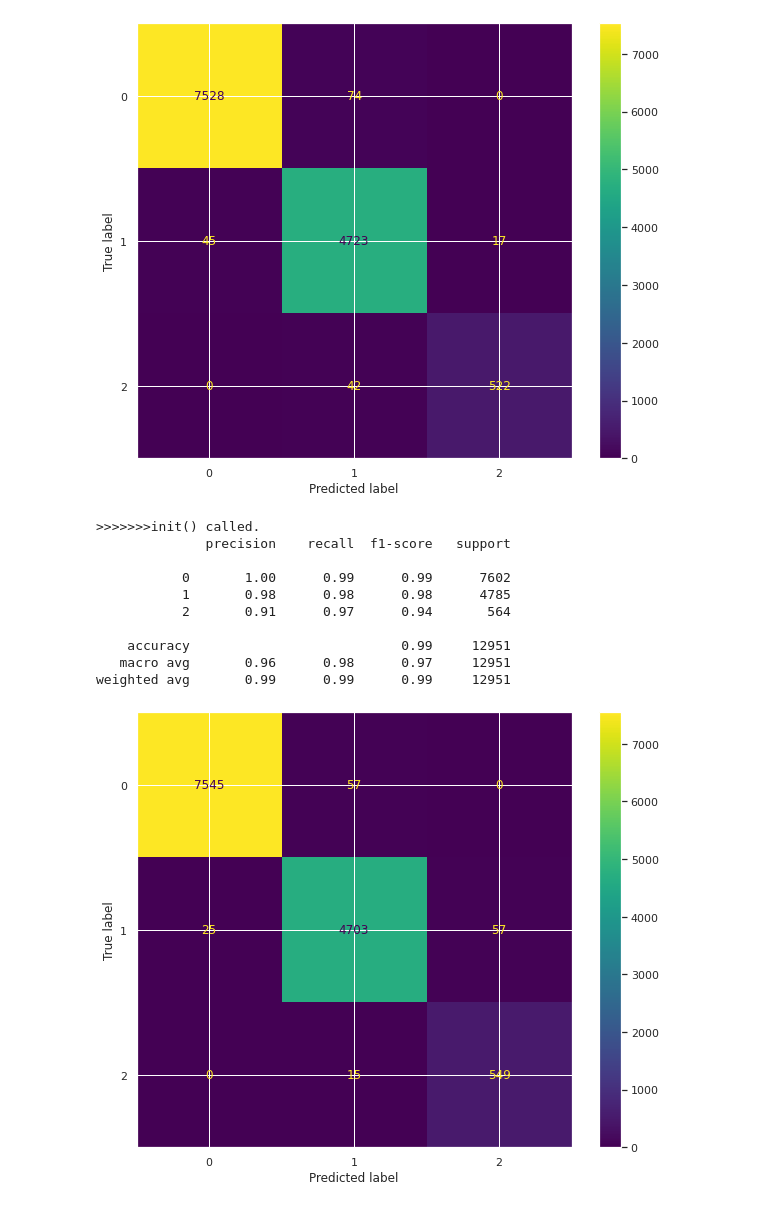
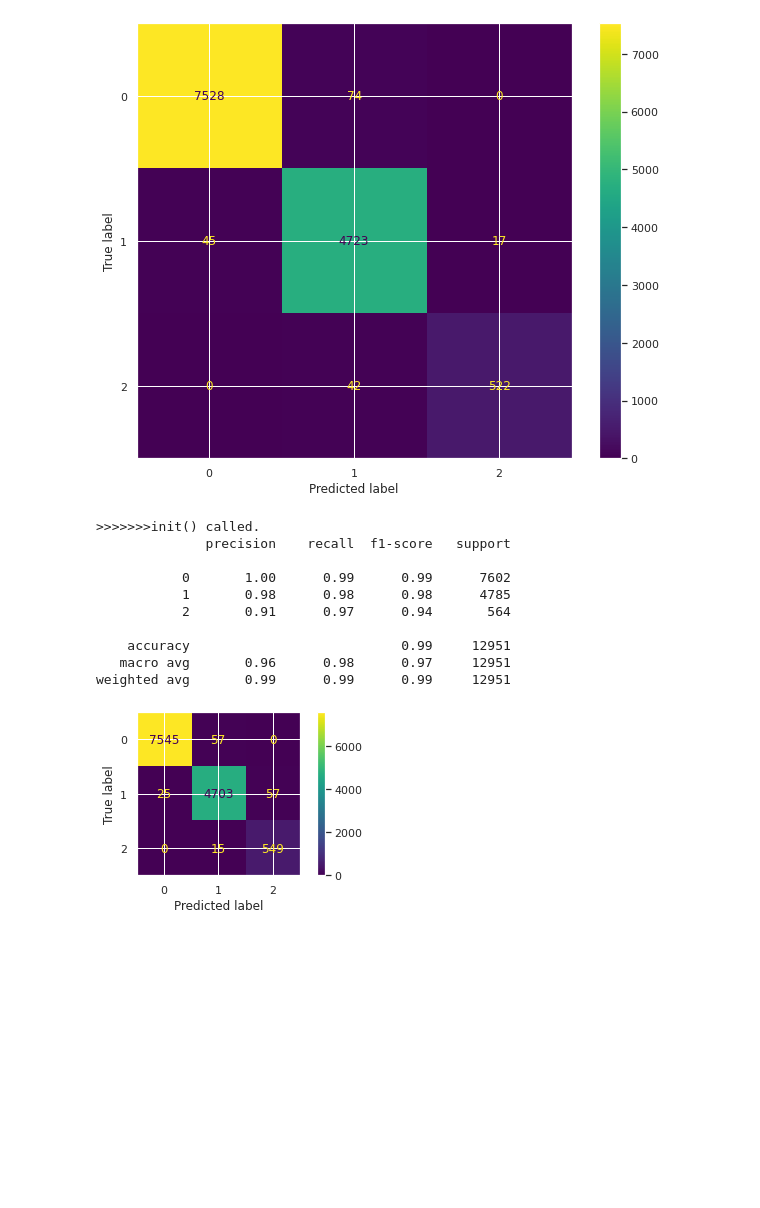
Before and after one commit to mattecora/DiamondClassifier, a Jupyter notebook: sagemaker/ModelsExploration.ipynb, the cells around one changed output. Drawn from its saved outputs; the diff is of its cells as text; code cells hidden in the pictures; blank space fills up the shorter version.

```diff
--- a/sagemaker/ModelsExploration.ipynb
+++ b/sagemaker/ModelsExploration.ipynb
@@ -174,7 +181,6 @@ for feature_dim in range(1,n_feature+3):
     t1 = time.time()
 
     f1 = f1_score(label_val,pred,average = 'macro')
-    max_err = max_error(label_val,pred)
     acc = accuracy_score(label_val,pred)
     precision = precision_score(label_val,pred,average = 'macro')
     recall = recall_score(label_val,pred,average = 'macro')
@@ -304,32 +310,32 @@ weighted avg       0.99      0.99      0.99     12951
 # %%
 custom_transf = CustomTransformer()
 std_scale = StandardScaler()
 pca = PCA(n_components=8)
 #enn = EditedNearestNeighbours()
 #rov = RandomOverSampler()
 smote = SMOTE(random_state=seed)
 #clf = SVC(gamma='auto',kernel='linear', C = 1.0, random_state = seed) #DecisionTreeClassifier() #
 clf = SVC(gamma='auto',kernel='rbf', C = 1.0, random_state = seed)
 
 model = make_pipeline(custom_transf,std_scale,pca,smote,clf)
 model.fit(sample_train, label_train)
 pred = model.predict(sample_val)
 print(classification_report(label_val,pred))
-sns.set(rc={'figure.figsize':(10,8)})
+sns.set(rc={'figure.figsize':(6,3)})
 plot_confusion_matrix(model, sample_val, label_val)
 plt.show()
 # %% [output]
 >>>>>>>init() called.
               precision    recall  f1-score   support
 
            0       1.00      0.99      0.99      7602
            1       0.98      0.98      0.98      4785
            2       0.91      0.97      0.94       564
 
     accuracy                           0.99     12951
    macro avg       0.96      0.98      0.97     12951
 weighted avg       0.99      0.99      0.99     12951
-[figure, old version]
+[figure, new version]
 # %%
 custom_transf = CustomTransformer()
 std_scale = StandardScaler()
```
Also changed, not shown: parts of 13 cells of this notebook.
